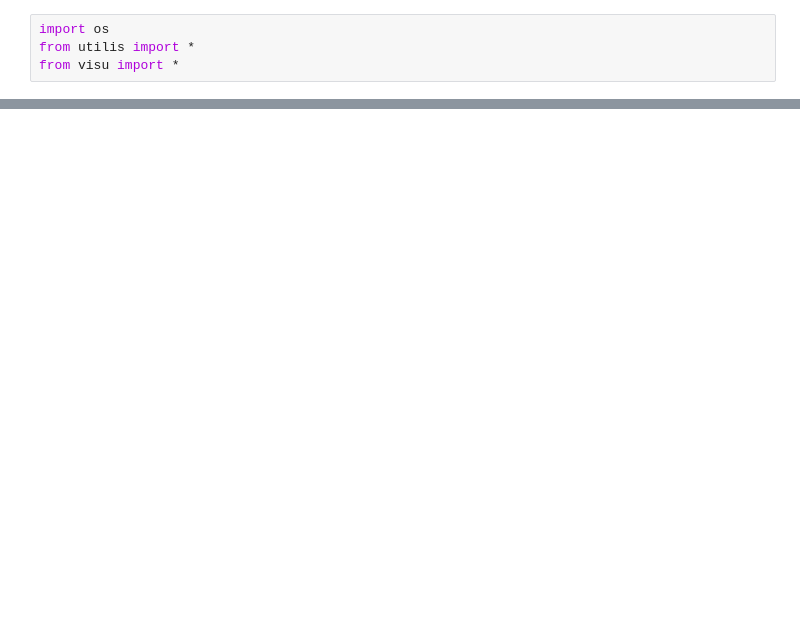
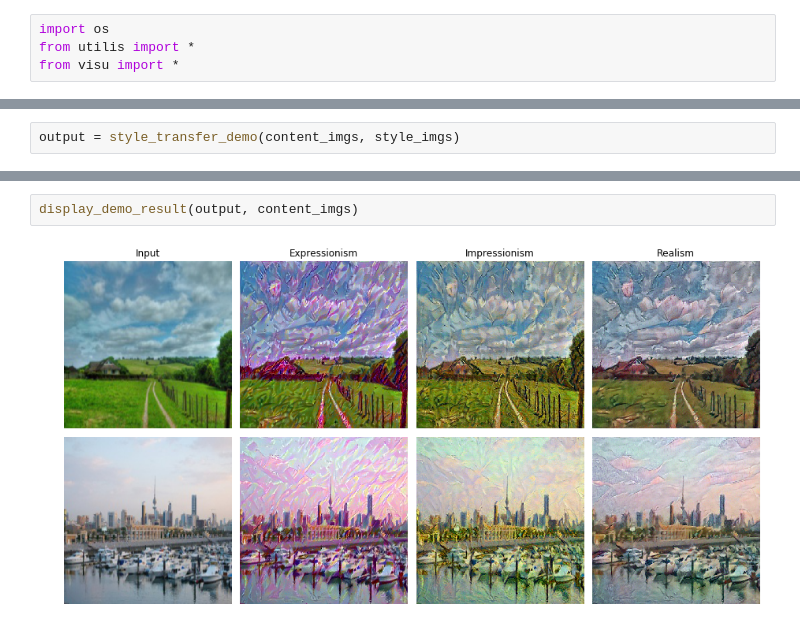
Before and after one commit to qiminchen/ECE285-Final-Project, a Jupyter notebook: Neural Style Transfer/demo.ipynb, the cells around one changed output, grey strips where cells are left out. Cells and saved outputs as stored; diff of their text form; blank space fills up the shorter version.

Commit message:
Update demo.ipynb
demo for Neural Style Transfer

```diff
--- a/Neural Style Transfer/demo.ipynb
+++ b/Neural Style Transfer/demo.ipynb
@@ -11,0 +12,2 @@ display_style_content(style_imgs, ['Expressionism','Impressionism','Realism'])
+# %%
+output = style_transfer_demo(content_imgs, style_imgs)
@@ -11,0 +32,4 @@ display_style_content(style_imgs, ['Expressionism','Impressionism','Realism'])
+# %%
+display_demo_result(output, content_imgs)
+# %% [output]
+[figure, added]
```
Also changed, not shown: parts of 2 cells of this notebook.
